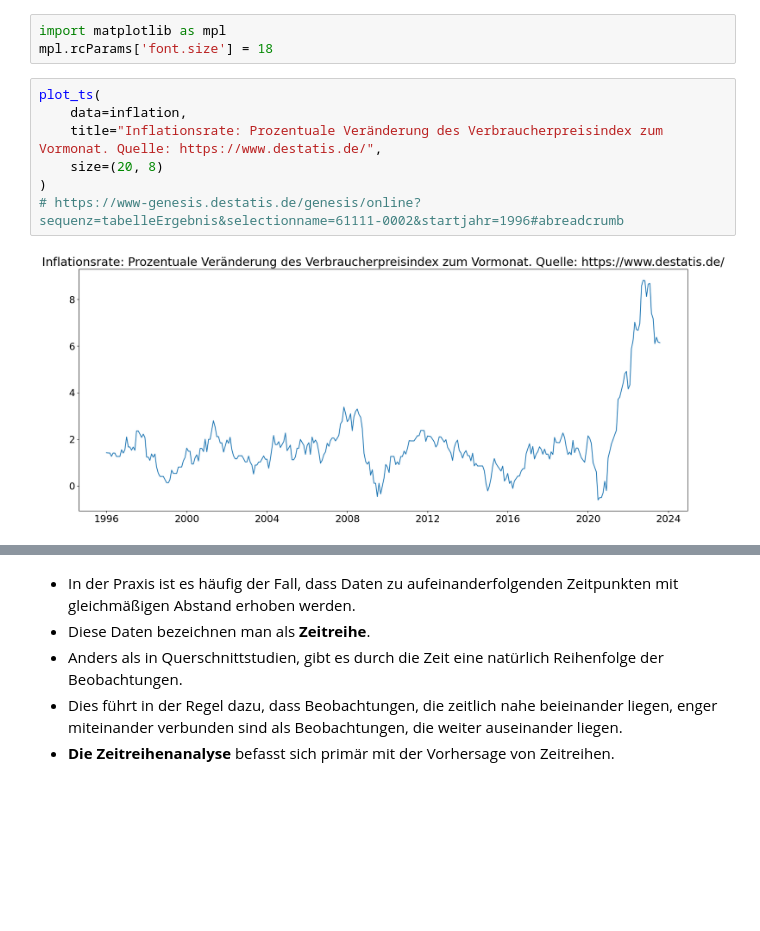
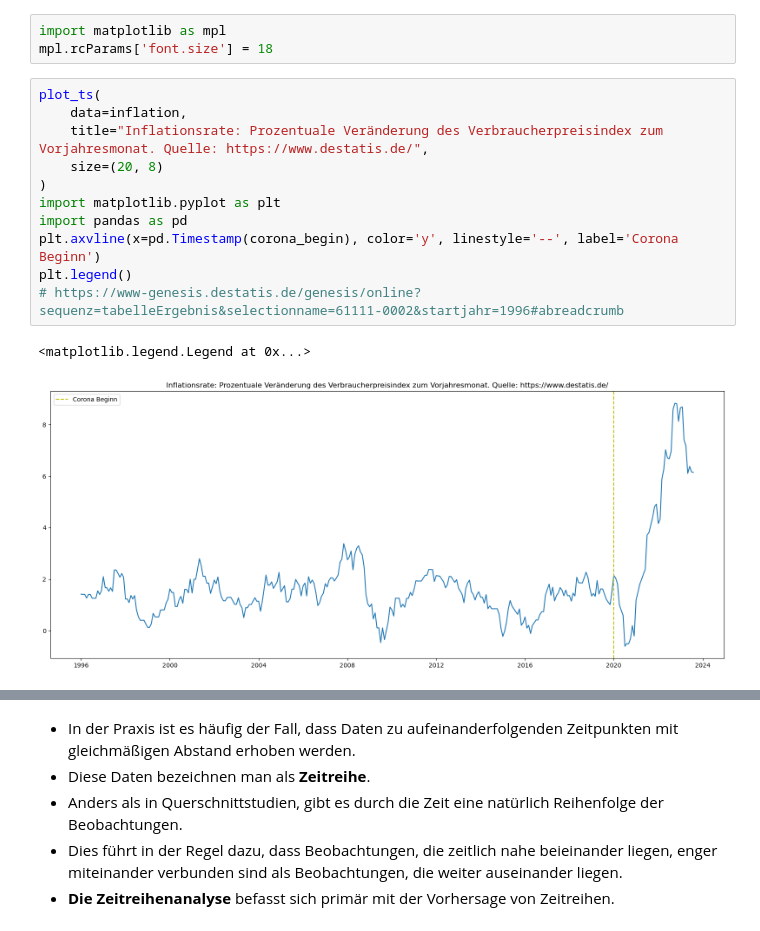
Before and after one commit to FSpanhel/plv_1, a Jupyter notebook: presentation.ipynb, the cells around one changed output, grey strips where cells are left out. Saved outputs shown, nothing was run; the diff lists cells and outputs as text; blank space fills up the shorter version.

```diff
--- a/presentation.ipynb
+++ b/presentation.ipynb
@@ -80,9 +85,14 @@ mpl.rcParams['font.size'] = 18
 # %%
 plot_ts(
     data=inflation,
-    title="Inflationsrate: Prozentuale Veränderung des Verbraucherpreisindex zum Vormonat. Quelle: https://www.destatis.de/",
+    title="Inflationsrate: Prozentuale Veränderung des Verbraucherpreisindex zum Vorjahresmonat. Quelle: https://www.destatis.de/",
     size=(20, 8)
 )
+import matplotlib.pyplot as plt
+import pandas as pd
+plt.axvline(x=pd.Timestamp(corona_begin), color='y', linestyle='--', label='Corona Beginn')
+plt.legend()
 # https://www-genesis.destatis.de/genesis/online?sequenz=tabelleErgebnis&selectionname=61111-0002&startjahr=1996#abreadcrumb
 # %% [output]
+<matplotlib.legend.Legend at 0x...>
-[figure, old version]
+[figure, new version]
```
Also changed, not shown: parts of 6 cells of this notebook, 5 other files.
